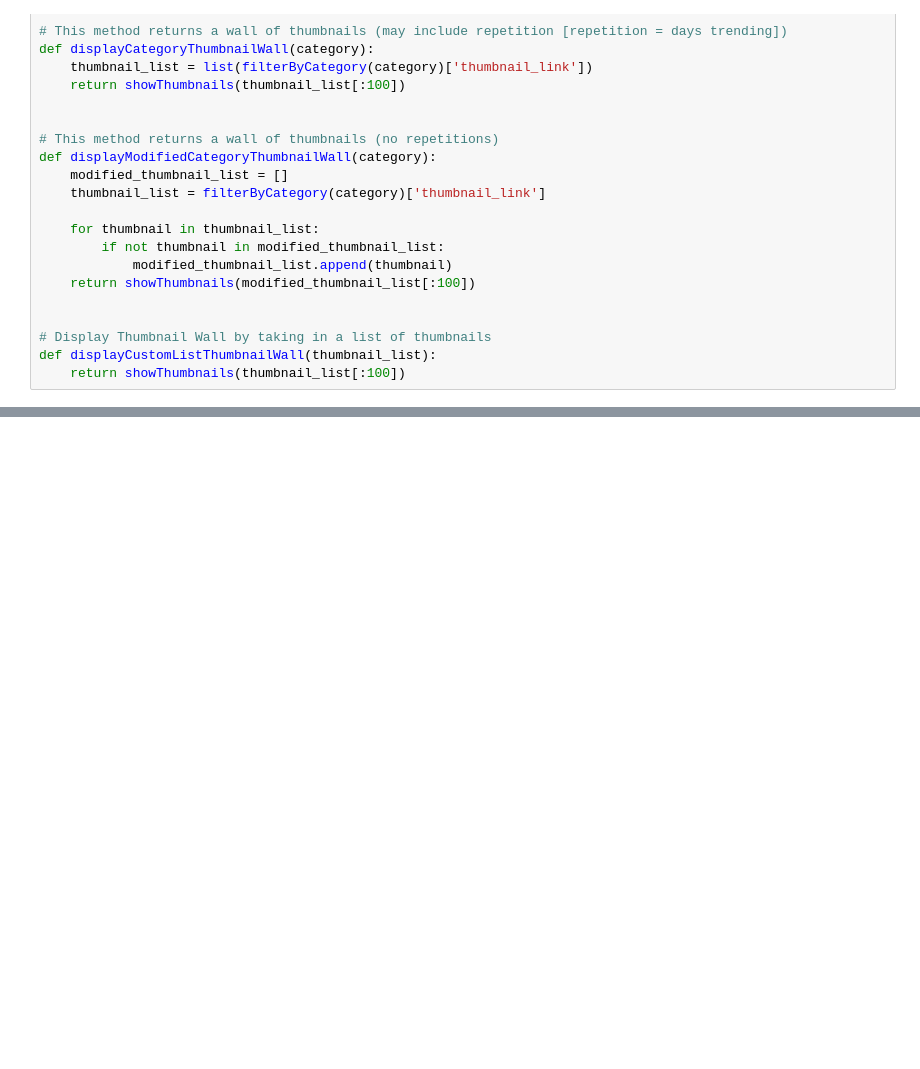
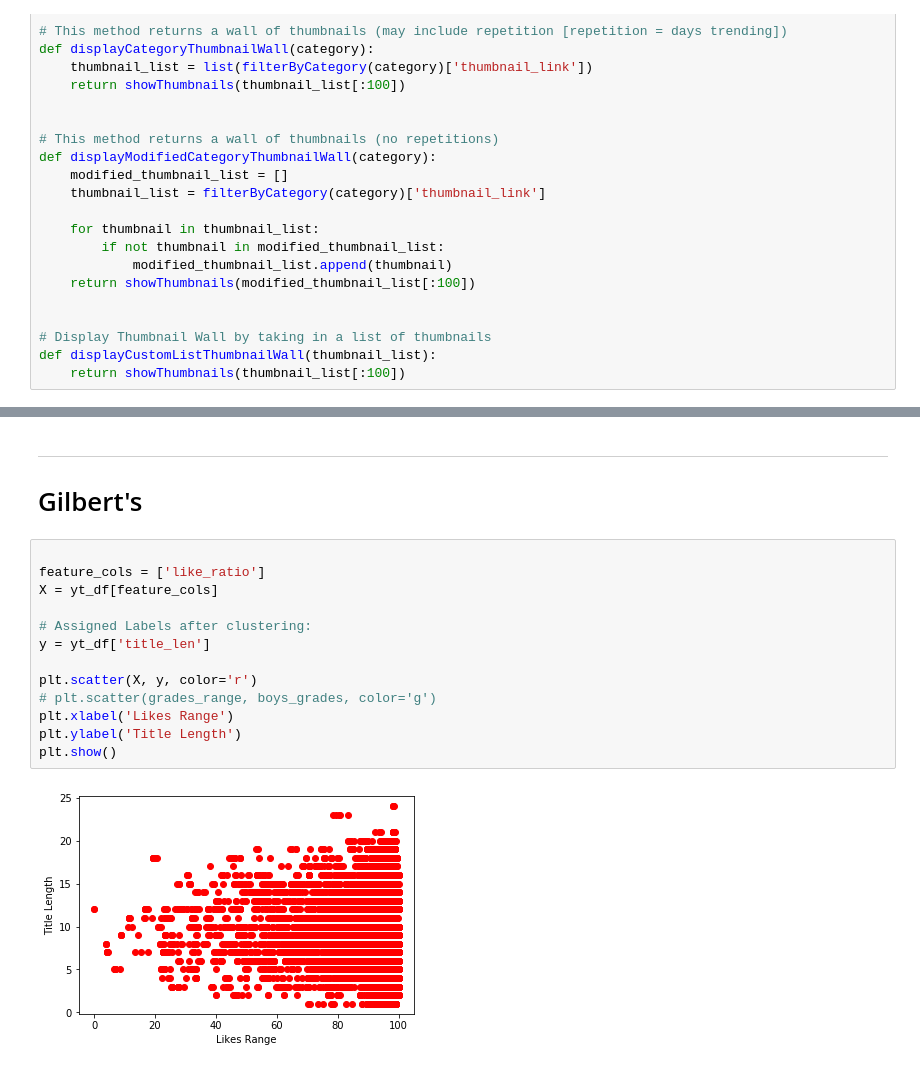
Before and after one commit to mattsegovia/Trending-YouTube-Catagories, a Jupyter notebook: Trending YouTube Categories.ipynb, the cells around one changed output, grey strips where cells are left out. Cells and saved outputs as stored; diff of their text form; blank space fills up the shorter version.

```diff
--- a/Trending YouTube Categories.ipynb
+++ b/Trending YouTube Categories.ipynb
@@ -295,0 +336,18 @@ displayCategoryThumbnailWall('gaming')
+# %% [markdown]
+------------------------------------------------------------------------------------------------------------
+# Gilbert's
+# %%
+
+feature_cols = ['like_ratio']
+X = yt_df[feature_cols]
+
+# Assigned Labels after clustering:
+y = yt_df['title_len']
+
+plt.scatter(X, y, color='r')
+# plt.scatter(grades_range, boys_grades, color='g')
+plt.xlabel('Likes Range')
+plt.ylabel('Title Length')
+plt.show()
+# %% [output]
+[figure, added]
```
Also changed, not shown: parts of 51 cells of this notebook.
